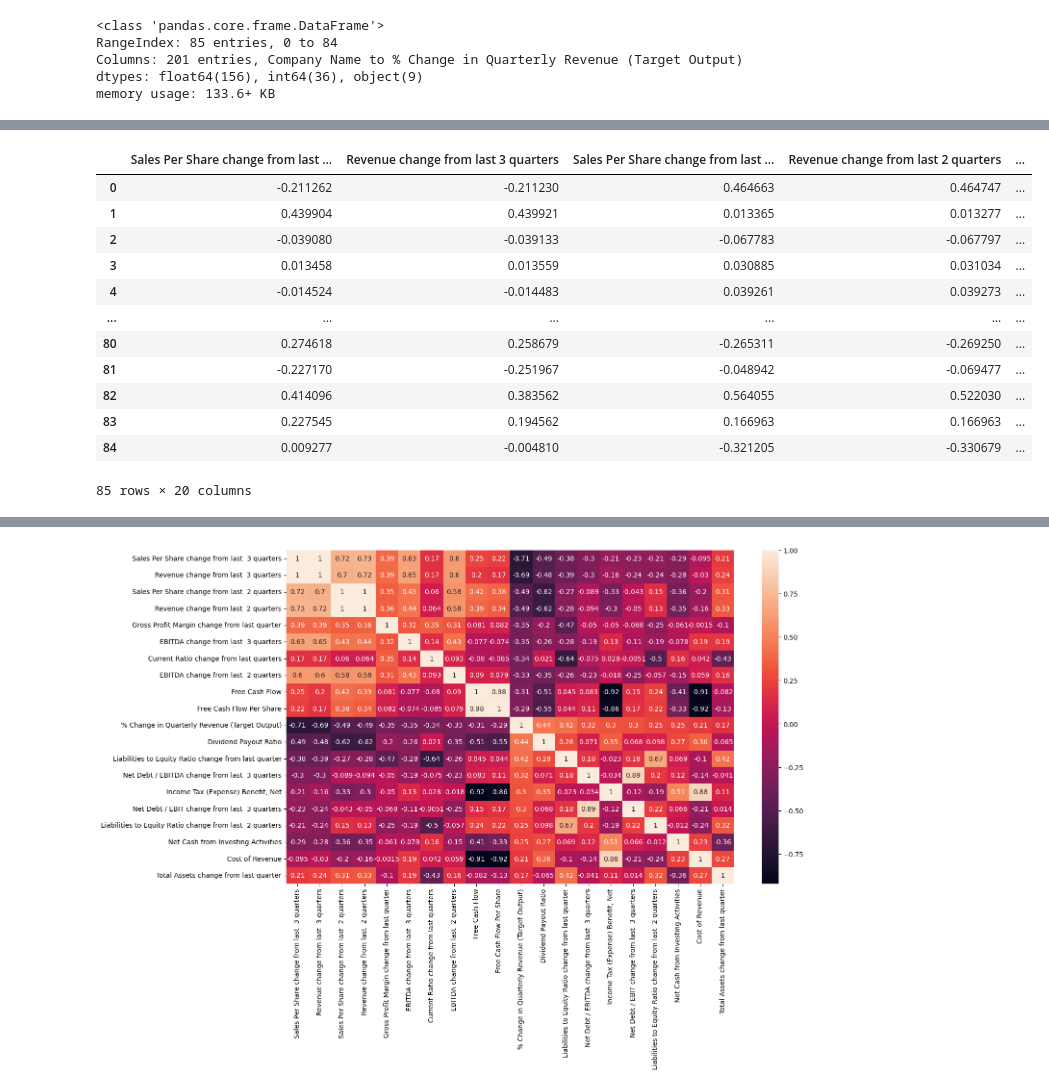
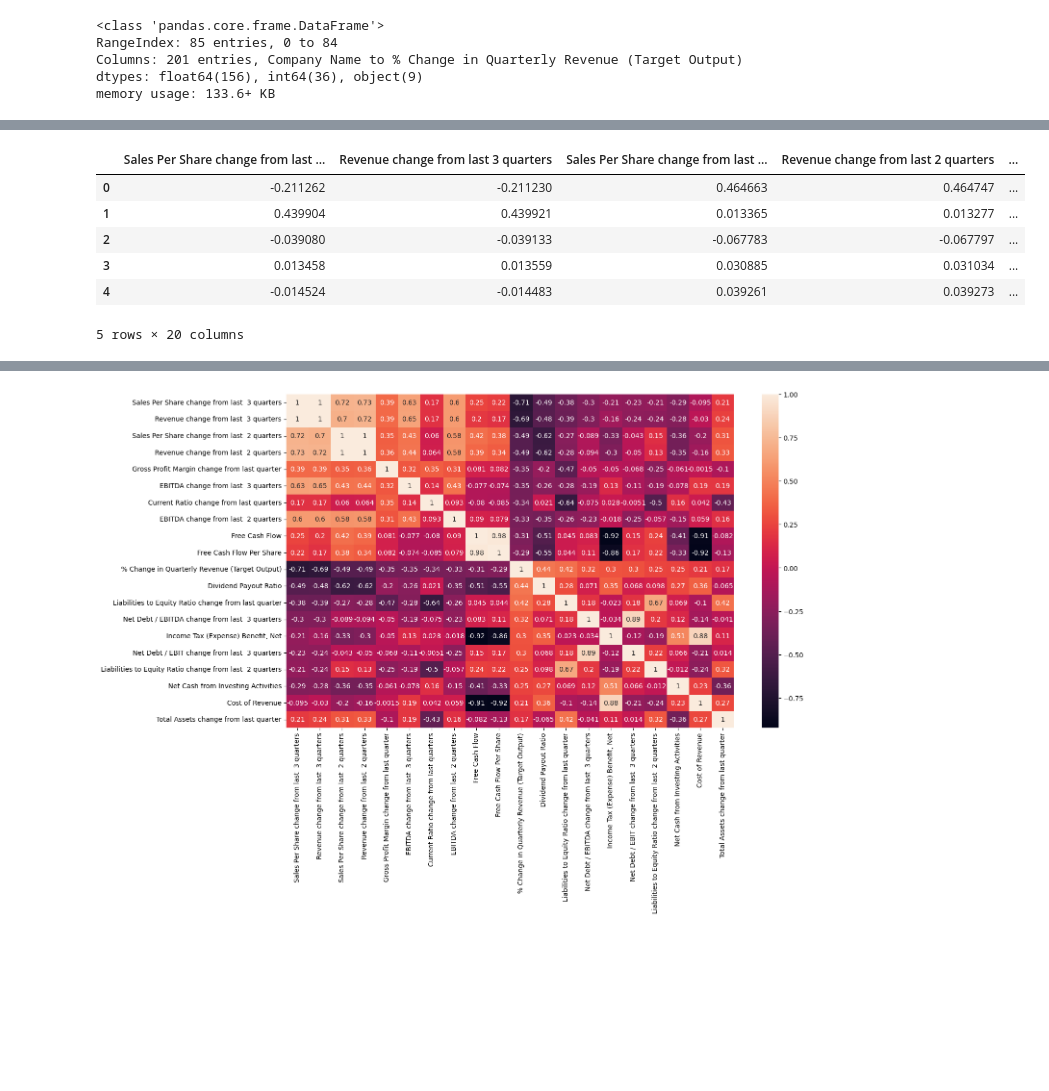
Before and after one commit to rodeo1203/Financial_Forcasting_ML-AI, a Jupyter notebook: code_financial_forecast.ipynb, the cells around one changed output, grey strips where cells are left out. Drawn from its saved outputs; the diff is of its cells as text; code cells hidden in the pictures; blank space fills up the shorter version.

```diff
--- a/code_financial_forecast.ipynb
+++ b/code_financial_forecast.ipynb
@@ -1,11 +1,10 @@
 # %%
-# Import Pandas library into the current environment, note that "pd" is an alias name for "Pandas"
+# Import libraries
 import pandas as pd
 
-# The data contains 200+ columns so let's increase the maximum number of rows and columns to display
 
-# pd.set_option('display.max_rows', 250)
-pd.set_option('display.max_columns', 250)
+pd.set_option('display.max_rows', 8)
+pd.set_option('display.max_columns',10)
 
 # Let's ignore warnings
 # Some operations might raise a warning and we want to ignore them
@@ -206,20 +122,14 @@ top_negative_corr
 # %%
 # Let's display the top positively and negatively correlated features with the output
-apple_df[top_negative_corr.reset_index()['index'].tolist() + top_positive_corr.reset_index()['index'].tolist()]
+apple_df[top_negative_corr.reset_index()['index'].tolist() + top_positive_corr.reset_index()['index'].tolist()].head()
 # %% [output]
 |  | Sales Per Share change from last ... | Revenue change from last 3 quarters | Sales Per Share change from last ... | Revenue change from last 2 quarters | ... |
 | 0 | -0.211262 | -0.211230 | 0.464663 | 0.464747 | ... |
 | 1 | 0.439904 | 0.439921 | 0.013365 | 0.013277 | ... |
 | 2 | -0.039080 | -0.039133 | -0.067783 | -0.067797 | ... |
 | 3 | 0.013458 | 0.013559 | 0.030885 | 0.031034 | ... |
 | 4 | -0.014524 | -0.014483 | 0.039261 | 0.039273 | ... |
-| ... | ... | ... | ... | ... | ... |
-| 80 | 0.274618 | 0.258679 | -0.265311 | -0.269250 | ... |
-| 81 | -0.227170 | -0.251967 | -0.048942 | -0.069477 | ... |
-| 82 | 0.414096 | 0.383562 | 0.564055 | 0.522030 | ... |
-| 83 | 0.227545 | 0.194562 | 0.166963 | 0.166963 | ... |
-| 84 | 0.009277 | -0.004810 | -0.321205 | -0.330679 | ... |
-85 rows × 20 columns
+5 rows × 20 columns
 # %%
 # Let's re-calculate the correlation matrix to only calculate the top 10 positively and negatively correlated features
 correlation_matrix = apple_df[top_negative_corr.reset_index()['index'].tolist() +
```
Also changed, not shown: parts of 113 cells of this notebook, 2 other files.
